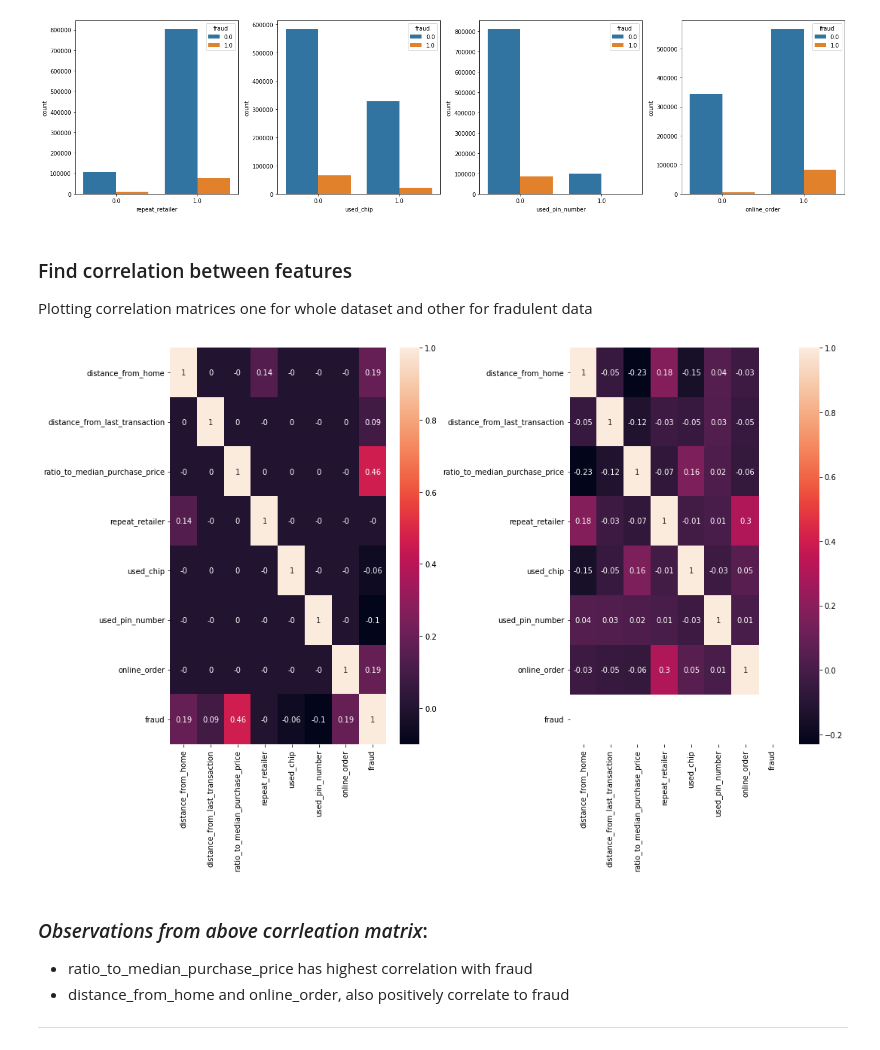
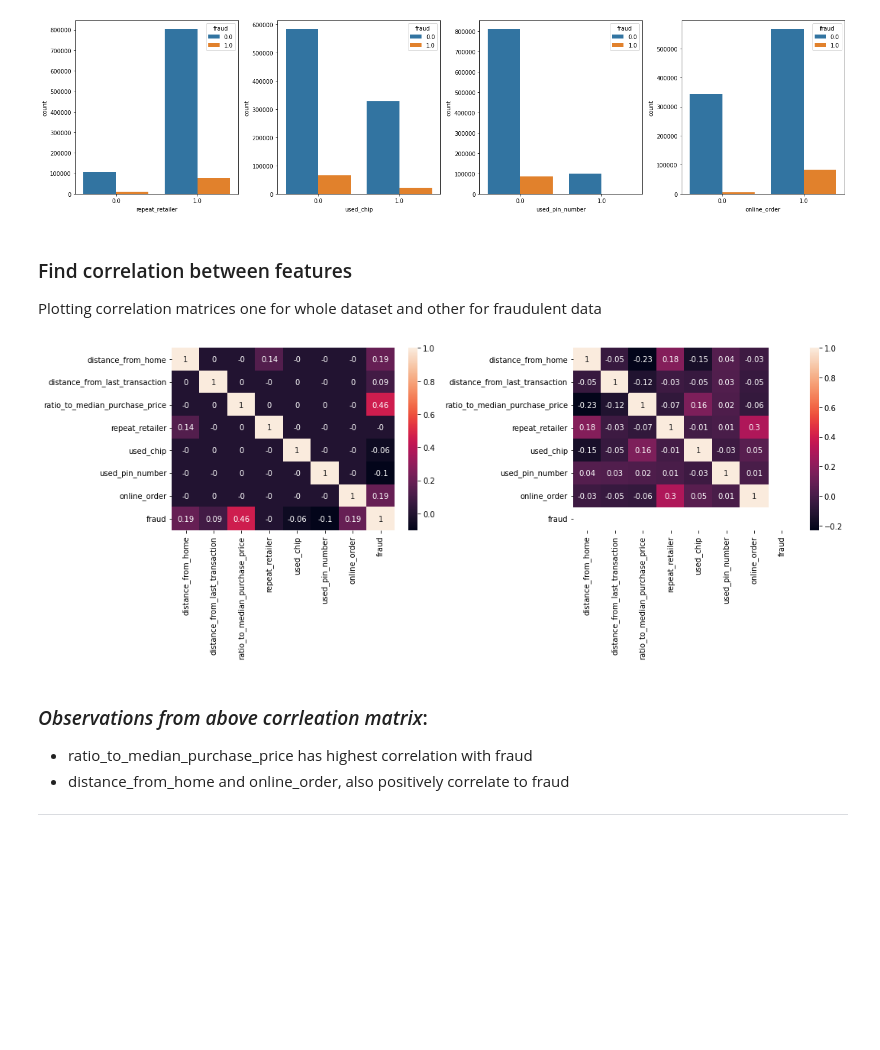
Before and after one commit to nikunjbhalla/cc_fraud, a Jupyter notebook: CC Fraud Detection.ipynb, the cells around one changed output. Saved outputs shown, nothing was run; the diff lists cells and outputs as text; code cells hidden in the pictures; blank space fills up the shorter version.

```diff
--- a/CC Fraud Detection.ipynb
+++ b/CC Fraud Detection.ipynb
@@ -102,15 +102,15 @@ plt.show()
 [figure]
 # %% [markdown]
 ### Find correlation between features
-Plotting correlation matrices one for whole dataset and other for fradulent data
+Plotting correlation matrices one for whole dataset and other for fraudulent data
 # %%
-fig, (ax1, ax2) = plt.subplots(1,2,figsize=(15,10))
+fig, (ax1, ax2) = plt.subplots(1,2,figsize=(15,6))
 sns.heatmap(round(df.corr(),2), annot=True, ax=ax1)
 sns.heatmap(round(df_fraud.corr(),2), annot=True, ax=ax2)
 plt.tight_layout()
 plt.show()
 # %% [output]
-[figure, old version]
+[figure, new version]
 # %% [markdown]
 ### _Observations from above corrleation matrix_:
  - ratio_to_median_purchase_price has highest correlation with fraud
```
